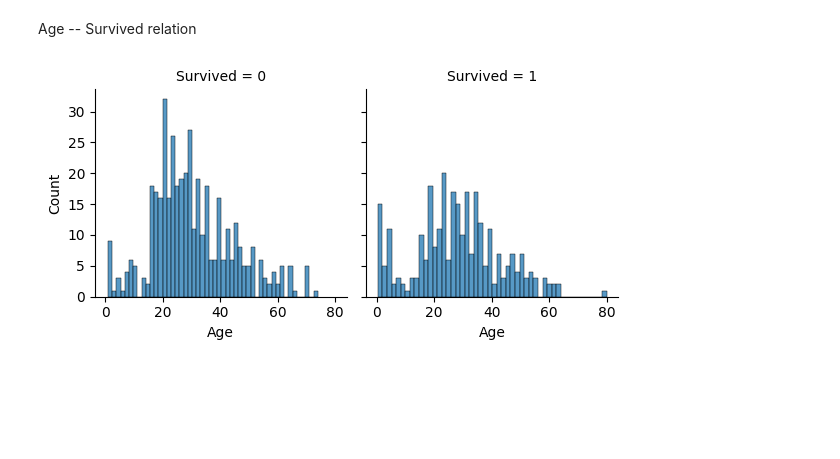
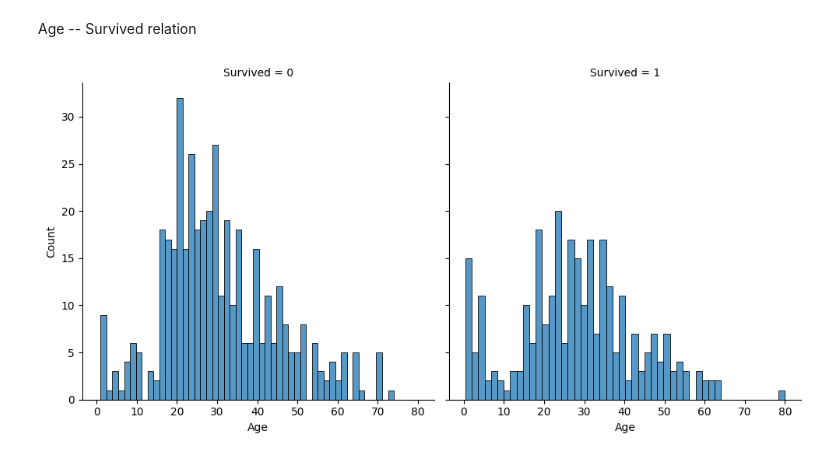
Before and after one commit to MertHasanAslan/titanic_ml, a Jupyter notebook: src/titanic_ml.ipynb, the cells around one changed output. Drawn from its saved outputs; the diff is of its cells as text; code cells hidden in the pictures; blank space fills up the shorter version.

```diff
--- a/src/titanic_ml.ipynb
+++ b/src/titanic_ml.ipynb
@@ -453,8 +453,8 @@ plt.show()
 # %% [markdown]
 Age -- Survived relation
 # %%
-fig = sns.FacetGrid(train_df, col="Survived")
+fig = sns.FacetGrid(train_df, col="Survived", height=5)
 fig.map(sns.histplot, "Age", bins=50)
 plt.show()
 # %% [output]
-[figure, old version]
+[figure, new version]
```
Also changed, not shown: parts of 2 cells of this notebook.
